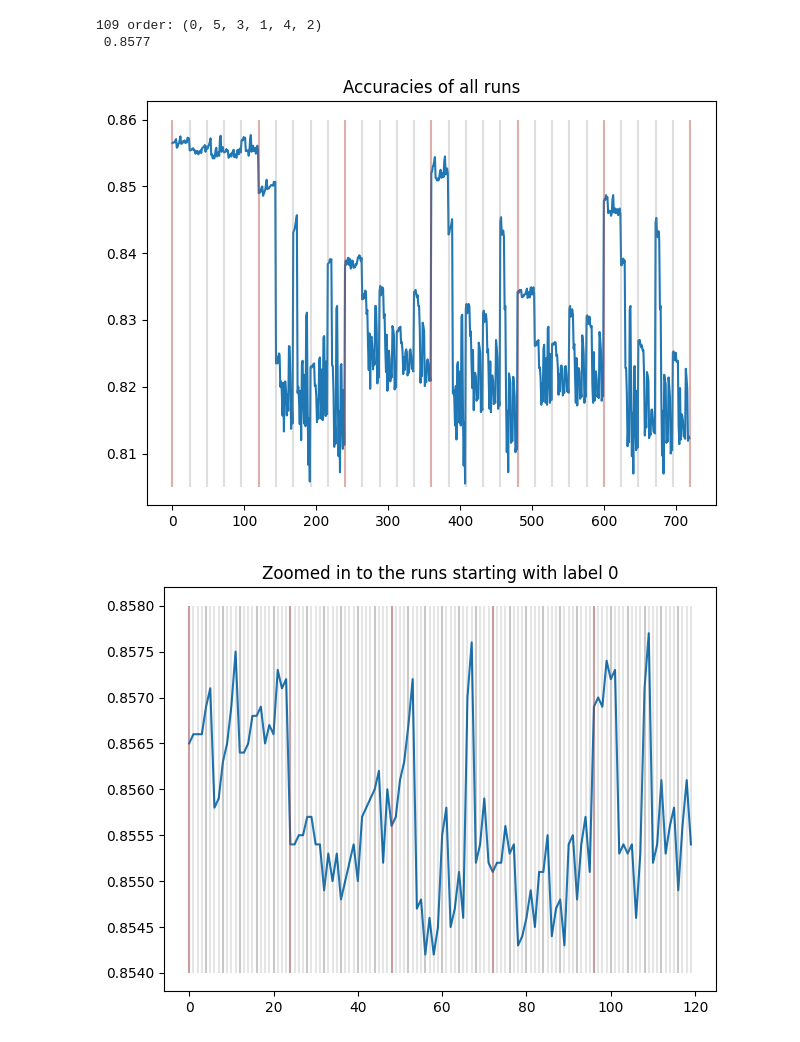
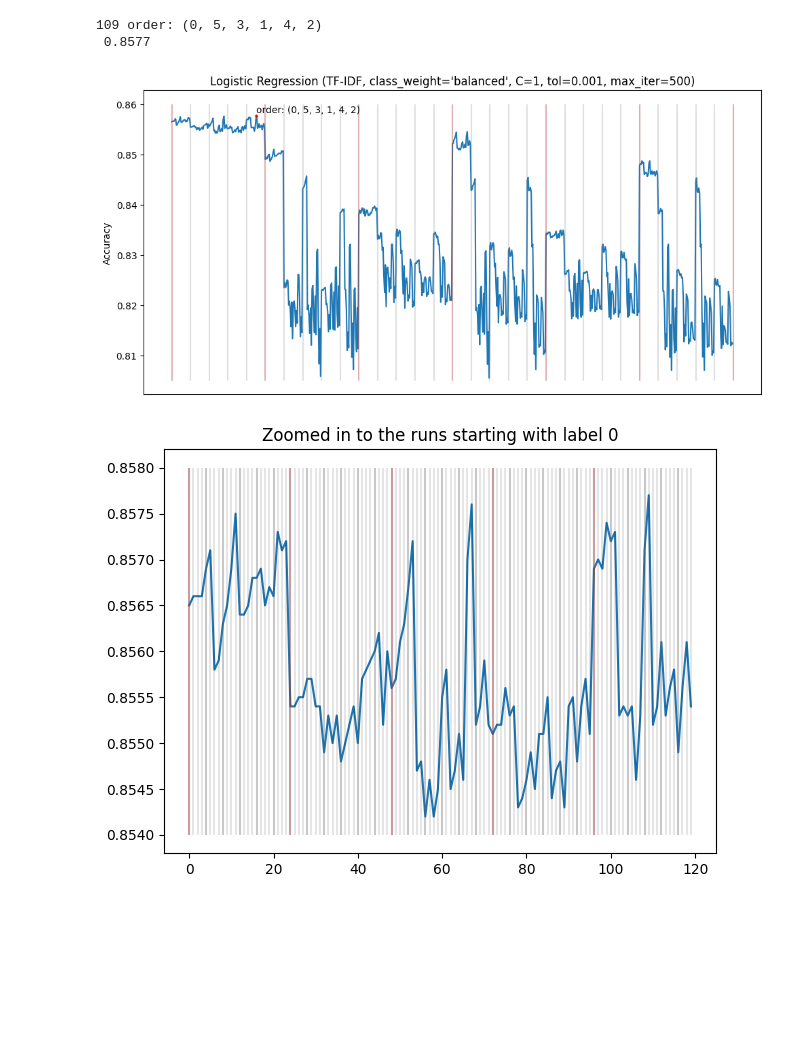
Before and after one commit to adv-11/ml-guardrails-project, a Jupyter notebook: output_guardrails/toxicity/evaluate_model2.ipynb, the cells around one changed output. Drawn from its saved outputs; the diff is of its cells as text; code cells hidden in the pictures; blank space fills up the shorter version.

```diff
--- a/output_guardrails/toxicity/evaluate_model2.ipynb
+++ b/output_guardrails/toxicity/evaluate_model2.ipynb
@@ -473,14 +466,19 @@ print(best_i, best_order, best_acc)
 # %%
 import matplotlib.pyplot as plt
 # %%
+plt.figure(figsize=(10, 5))
 plt.plot(range(720), accuracies)
 plt.vlines(x=list(range(0, 721, 120)), ymin=0.805, ymax=0.86, colors='r', alpha=0.25)
 plt.vlines(x=list(range(0, 721, 24)), ymin=0.805, ymax=0.86, colors='gray', alpha=0.25)
-plt.title("Accuracies of all runs")
+plt.scatter(best_i-1, best_acc, c="red", s=5, zorder=999)
+plt.text(best_i-1, best_acc-0.002, f"{best_order}", fontsize=10, ha='left', va='bottom')
+plt.xticks([])
+plt.ylabel("Accuracy")
+plt.title("Logistic Regression (TF-IDF, class_weight='balanced', C=1, tol=0.001, max_iter=500)")
 plt.tight_layout()
 plt.show()
 # %% [output]
-[figure, old version]
+[figure, new version]
 # %%
 plt.plot(range(120), accuracies[:120])
 plt.vlines(x=list(range(0, 120, 24)), ymin=0.854, ymax=0.858, colors='red', alpha=0.25)
```
Also changed, not shown: parts of 9 cells of this notebook.
